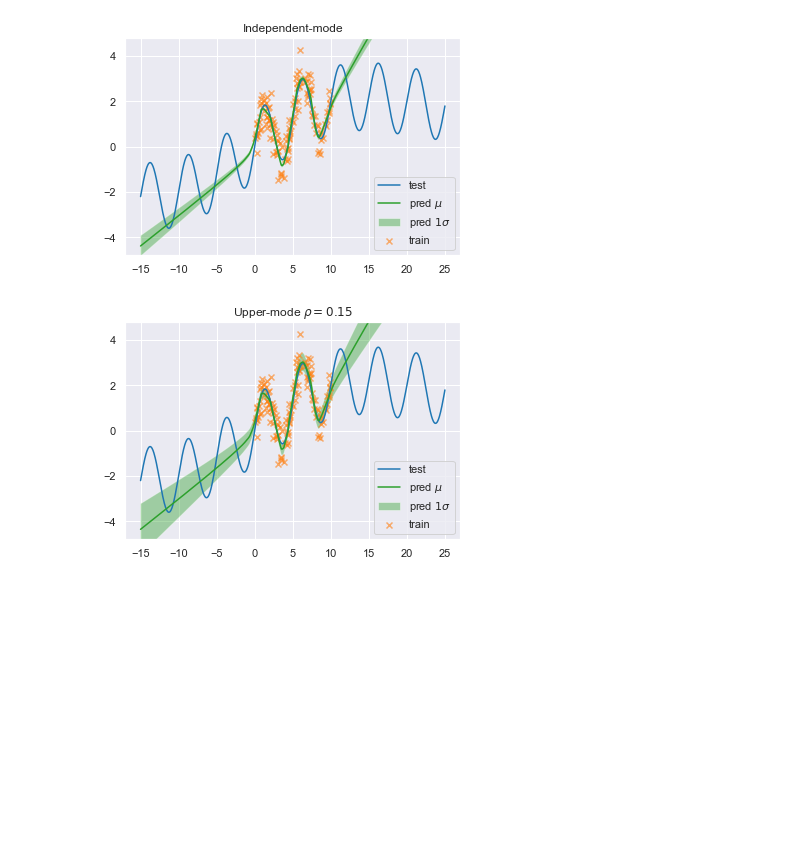
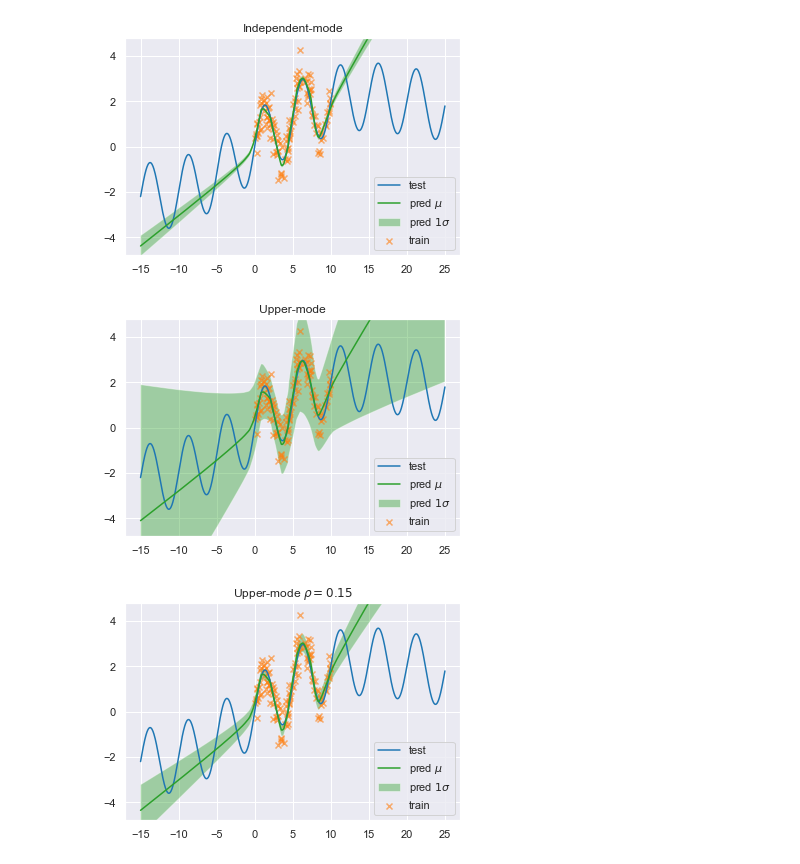
Before and after one commit to gigo-gigo/VPBNN_partial, a Jupyter notebook: nn2vpbnn_nn_regression.ipynb, the cells around one changed output. Saved outputs shown, nothing was run; the diff lists cells and outputs as text; code cells hidden in the pictures; blank space fills up the shorter version.

Commit message:
update nn2vpbnn samples

```diff
--- a/nn2vpbnn_nn_regression.ipynb
+++ b/nn2vpbnn_nn_regression.ipynb
@@ -166,6 +166,27 @@ ax.legend(loc="lower right")
 fig.savefig("img/regression_independent-mode.pdf", bbox_inches="tight")
 # %% [output]
 [figure]
+# %%
+rho = 1.0
+vmodel = nn2vpbnn(model, variance_mode=3, rho=rho)  # upper-mode
+
+pred_mean, pred_var = vmodel.predict(scaler.transform(X_test.reshape(-1, 1)))
+pred_mean = pred_mean.ravel()
+pred_var = pred_var.ravel()
+
+fig, ax = plt.subplots()
+ax.plot(X_test, y_test, color="tab:blue", label="test")
+ax.plot(X_test, pred_mean, color="tab:green", label="pred $\mu$")
+ax.fill_between(X_test, pred_mean + 1. * np.sqrt(pred_var), pred_mean - 1. * np.sqrt(pred_var), facecolor="tab:green", alpha=0.4, label="pred $1 \sigma$")
+ax.scatter(X_train, y_train, marker="x", c="tab:orange", alpha=0.6, label="train")
+# ax.set_xlabel(r"$x$")
+# ax.set_ylabel(r"$y$")
+ax.set_title("Upper-mode")
+ax.set_ylim(-4.8, 4.8)
+ax.legend(loc="lower right")
+fig.savefig("img/regression_upper-mode.pdf", bbox_inches="tight")
+# %% [output]
+[figure, added]
 # %%
 rho = 0.15
 vmodel = nn2vpbnn(model, variance_mode=3, rho=rho)  # upper-mode
```
Also changed, not shown: parts of 2 cells of this notebook, 1 other file.
